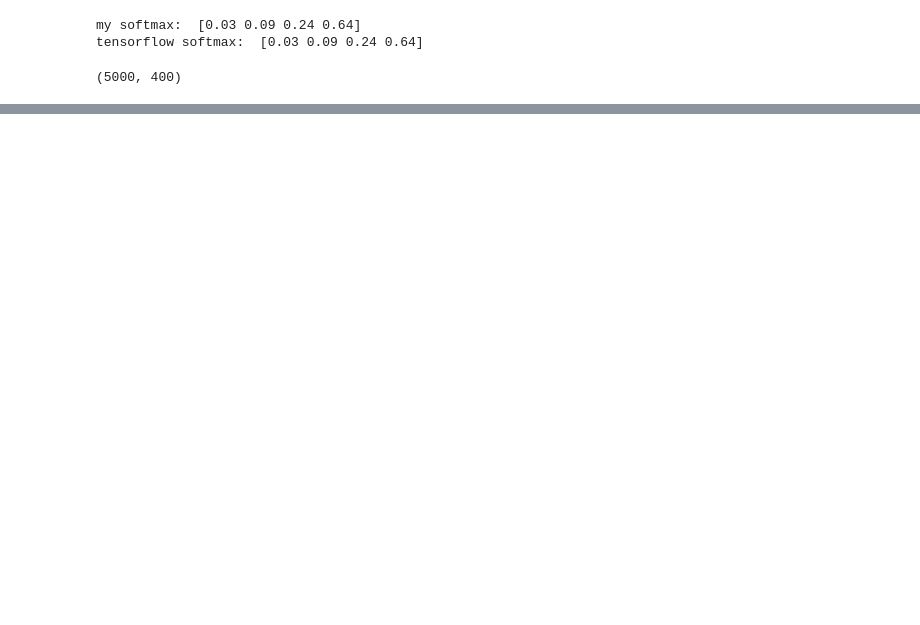
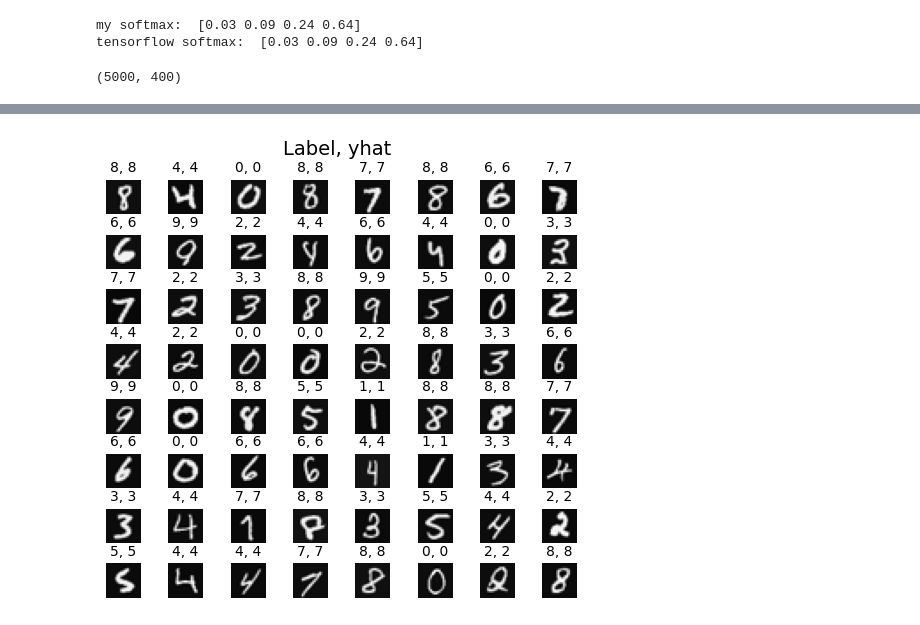
Before and after one commit to harsh194/machine_learning, a Jupyter notebook: Handwritten_Digit_Recognition(0_9).ipynb, the cells around one changed output, grey strips where cells are left out. Drawn from its saved outputs; the diff is of its cells as text; code cells hidden in the pictures; blank space fills up the shorter version.

```diff
--- a/Handwritten_Digit_Recognition(0_9).ipynb
+++ b/Handwritten_Digit_Recognition(0_9).ipynb
@@ -57,0 +145,20 @@ for i, ax in enumerate(axes.flat):
+# %%
+m, n = X.shape
+fig,axes = plt.subplots(8,8, figsize = (5,5))
+fig.tight_layout(pad = 0.13, rect = [0,0.03,1,0.91])
+widgvis(fig)
+
+for i,ax in enumerate(axes.flat):
+    random_index = np.random.randint(m)
+    X_random_reshaped = X[random_index].reshape((20,20)).T
+    ax.imshow(X_random_reshaped, cmap = 'gray')
+    prediction = model.predict(X[random_index].reshape(1,400))
+    prediction_p = tf.nn.softmax(prediction)
+    yhat = np.argmax(prediction_p)
+
+    ax.set_title(f"{y[random_index,0]}, {yhat}", fontsize = 10)
+    ax.set_axis_off()
+
+fig.suptitle("Label, yhat", fontsize = 14)
+plt.show()
+# %% [output]
@@ -57,0 +182 @@ for i, ax in enumerate(axes.flat):
+[figure, added]
```
Also changed, not shown: parts of 12 cells of this notebook.
